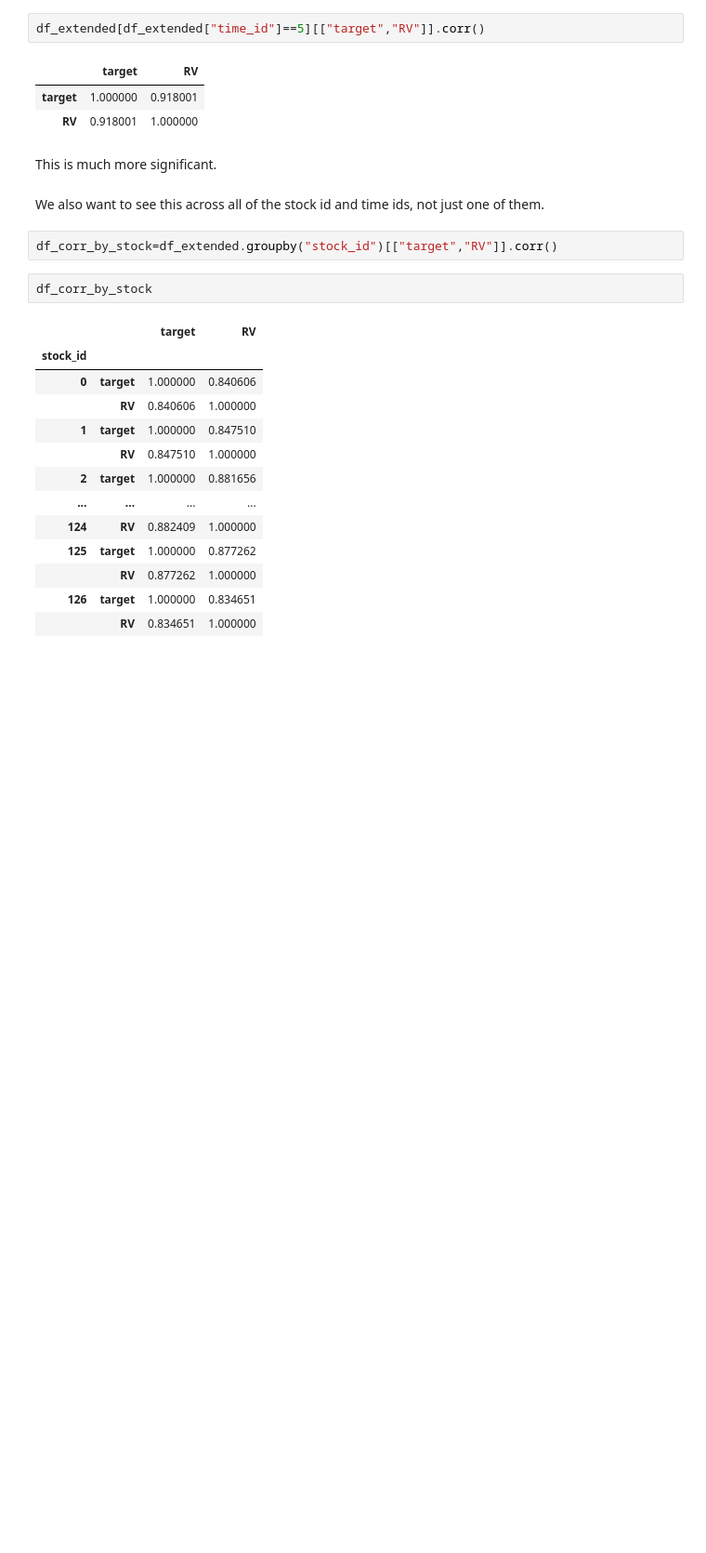
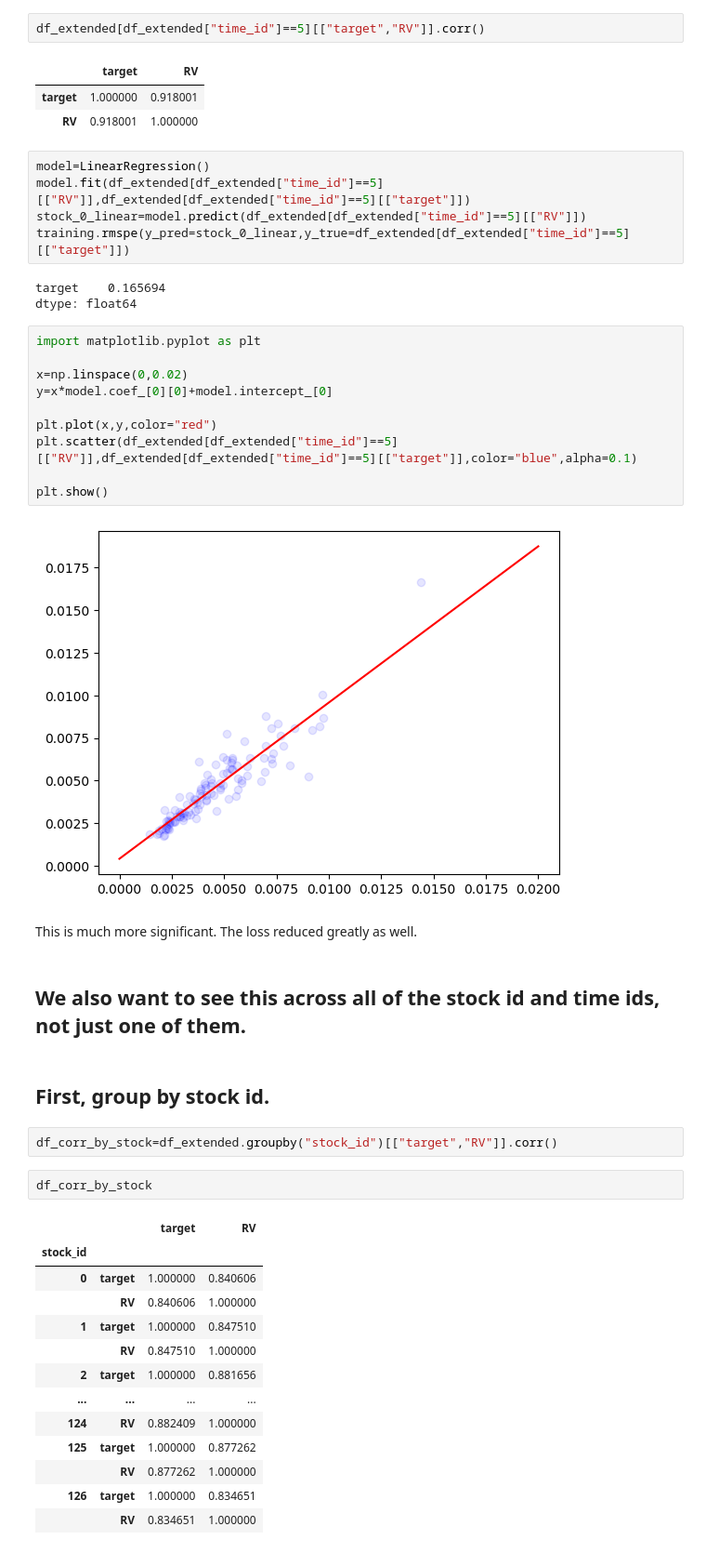
Before and after one commit to martinmf-dev/Realized_Volatility_Prediction_-erdos_deeplearning-, a Jupyter notebook: EDA/EDA_yuan.ipynb, the cells around one changed output. Shown at 93% size. Saved outputs shown, nothing was run; the diff lists cells and outputs as text; blank space fills up the shorter version.

```diff
--- a/EDA/EDA_yuan.ipynb
+++ b/EDA/EDA_yuan.ipynb
@@ -126,10 +166,32 @@ df_extended[df_extended["time_id"]==5][["target","RV"]].corr()
 |  | target | RV |
 | target | 1.000000 | 0.918001 |
 | RV | 0.918001 | 1.000000 |
+# %%
+model=LinearRegression()
+model.fit(df_extended[df_extended["time_id"]==5][["RV"]],df_extended[df_extended["time_id"]==5][["target"]])
+stock_0_linear=model.predict(df_extended[df_extended["time_id"]==5][["RV"]])
+training.rmspe(y_pred=stock_0_linear,y_true=df_extended[df_extended["time_id"]==5][["target"]])
+# %% [output]
+target    0.165694
+dtype: float64
+# %%
+import matplotlib.pyplot as plt
+
+x=np.linspace(0,0.02)
+y=x*model.coef_[0][0]+model.intercept_[0]
+
+plt.plot(x,y,color="red")
+plt.scatter(df_extended[df_extended["time_id"]==5][["RV"]],df_extended[df_extended["time_id"]==5][["target"]],color="blue",alpha=0.1)
+
+plt.show()
+# %% [output]
+[figure, new version]
 # %% [markdown]
-This is much more significant.
+This is much more significant. The loss reduced greatly as well.
 # %% [markdown]
-We also want to see this across all of the stock id and time ids, not just one of them.
+## We also want to see this across all of the stock id and time ids, not just one of them.
+# %% [markdown]
+## First, group by stock id.
 # %%
 df_corr_by_stock=df_extended.groupby("stock_id")[["target","RV"]].corr()
 # %%
```
Also changed, not shown: parts of 26 cells of this notebook, 1 other file.
